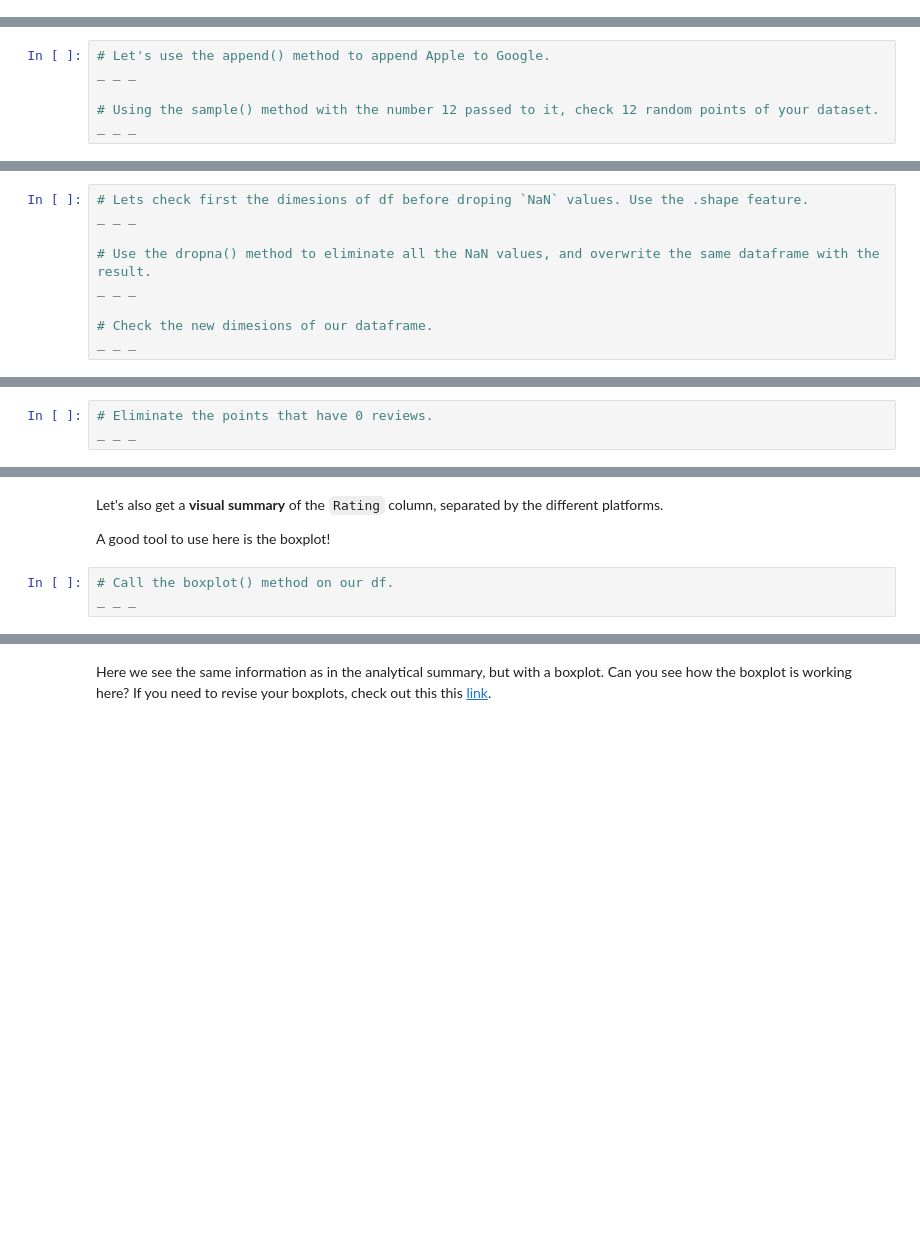
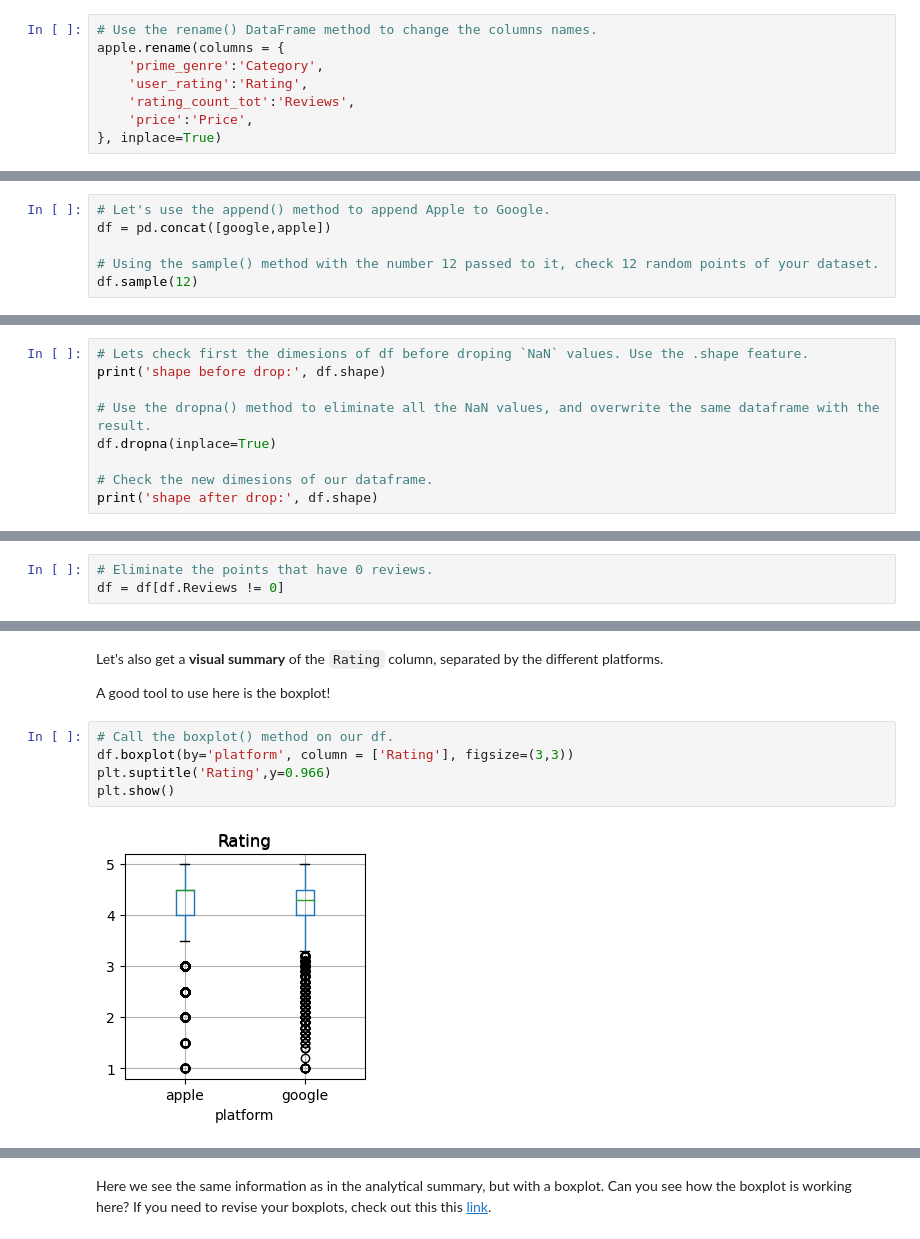
Before and after one commit to NBPub/Springboard, a Jupyter notebook: 11.3 Hypothesis Testing/Case Study_Integrating Apps - Tier 3.ipynb, the cells around one changed output, grey strips where cells are left out. Drawn from its saved outputs; the diff is of its cells as text; blank space fills up the shorter version.

```diff
--- a/11.3 Hypothesis Testing/Case Study_Integrating Apps - Tier 3.ipynb
+++ b/11.3 Hypothesis Testing/Case Study_Integrating Apps - Tier 3.ipynb
@@ -212,9 +313,17 @@ _ _ _
+# %%
+# Use the rename() DataFrame method to change the columns names.
+apple.rename(columns = {
+    'prime_genre':'Category',
+    'user_rating':'Rating',
+    'rating_count_tot':'Reviews',
+    'price':'Price',
+}, inplace=True)
 # %% [markdown]
 ### 2d. Join the two datasets
 Let's combine the two datasets into a single data frame called `df`.
 # %%
 # Let's use the append() method to append Apple to Google.
-_ _ _
+df = pd.concat([google,apple])
 
 # Using the sample() method with the number 12 passed to it, check 12 random points of your dataset.
-_ _ _
+df.sample(12)
@@ -225,9 +357,9 @@ As you can see there are some `NaN` values. We want to eliminate all these `NaN`
 # %%
 # Lets check first the dimesions of df before droping `NaN` values. Use the .shape feature.
-_ _ _
+print('shape before drop:', df.shape)
 
 # Use the dropna() method to eliminate all the NaN values, and overwrite the same dataframe with the result.
-_ _ _
+df.dropna(inplace=True)
 
 # Check the new dimesions of our dataframe.
-_ _ _
+print('shape after drop:', df.shape)
@@ -245,7 +382,7 @@ _ _ _
 929 apps do not have reviews, we need to eliminate these points!
 # %%
 # Eliminate the points that have 0 reviews.
-_ _ _
+df = df[df.Reviews != 0]
 # %% [markdown]
 ### 2g. Summarize the data visually and analytically (by the column `platform`)
 # %% [markdown]
@@ -282,6 +444,10 @@ If you want to look more deeply at the statistics behind this project, check out
 Let's also get a **visual summary** of the `Rating` column, separated by the different platforms.
 
 A good tool to use here is the boxplot!
-# %%
-# Call the boxplot() method on our df.
-_ _ _
+# %%
+# Call the boxplot() method on our df.
+df.boxplot(by='platform', column = ['Rating'], figsize=(3,3))
+plt.suptitle('Rating',y=0.966)
+plt.show()
+# %% [output]
+[figure, added]
```
Also changed, not shown: parts of 53 cells of this notebook, 4 other files.
